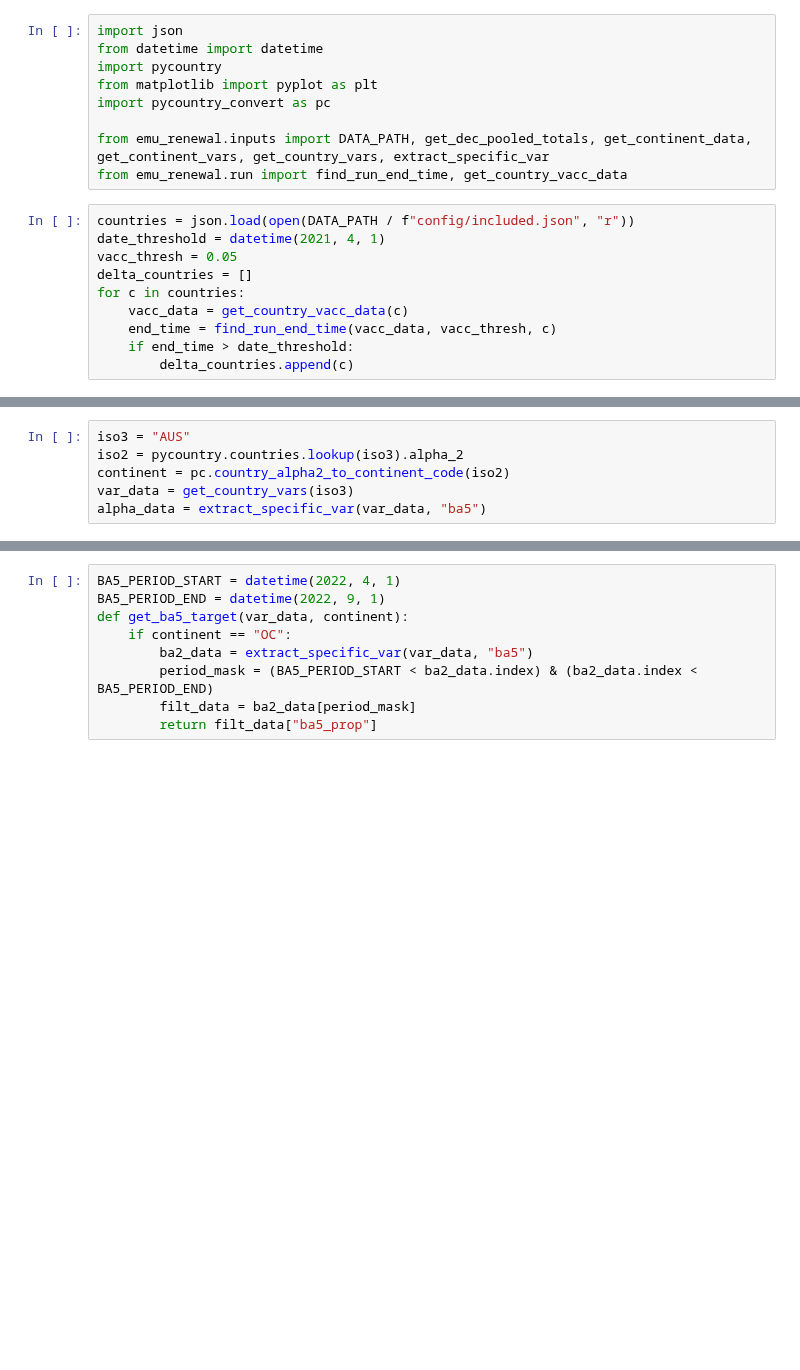
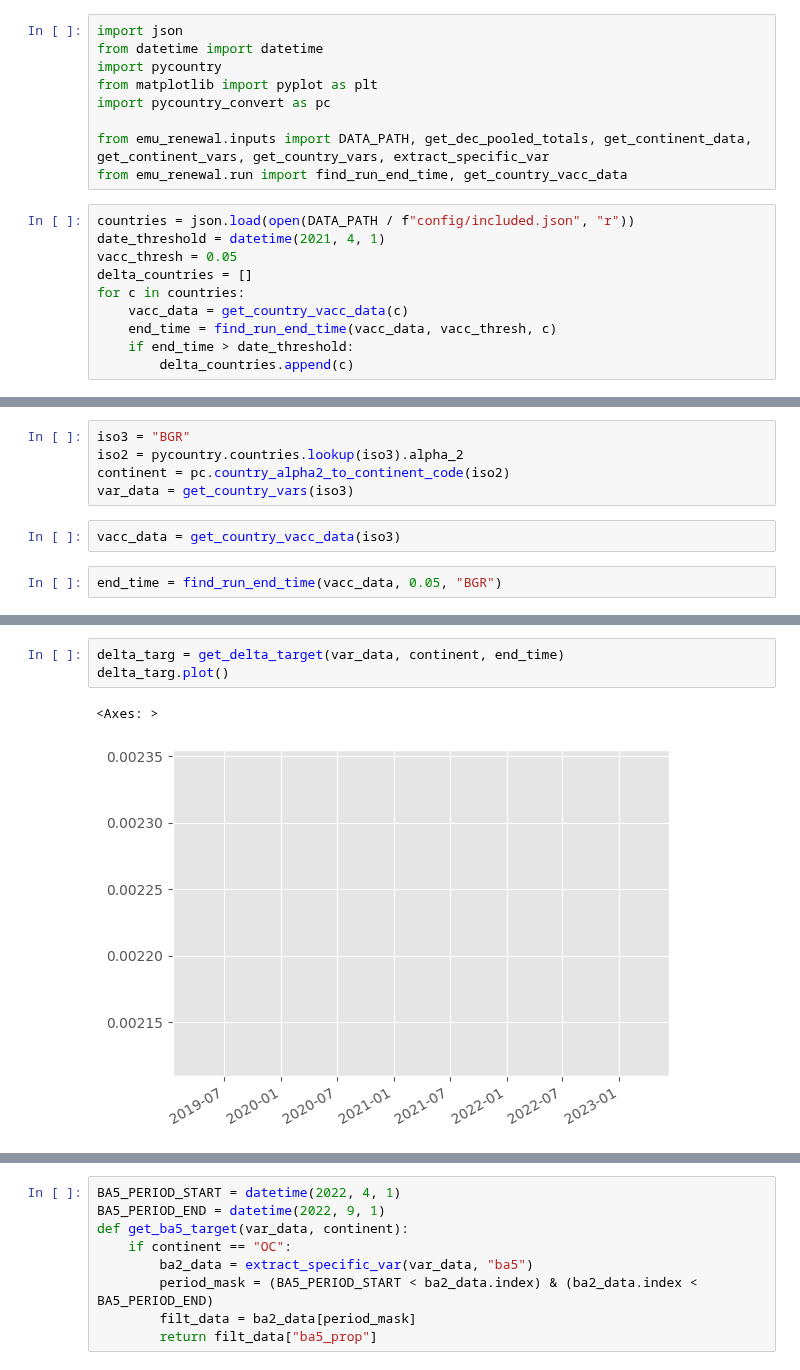
Before and after one commit to monash-emu/renewal, a Jupyter notebook: notebooks/17-vacc-issues.ipynb, the cells around one changed output, grey strips where cells are left out. Cells and saved outputs as stored; diff of their text form; blank space fills up the shorter version.

Commit message:
Only include Delta if more than 5% of samples

```diff
--- a/notebooks/17-vacc-issues.ipynb
+++ b/notebooks/17-vacc-issues.ipynb
@@ -20,6 +22,9 @@ for c in countries:
 # %%
-iso3 = "AUS"
+iso3 = "BGR"
 iso2 = pycountry.countries.lookup(iso3).alpha_2
 continent = pc.country_alpha2_to_continent_code(iso2)
 var_data = get_country_vars(iso3)
-alpha_data = extract_specific_var(var_data, "ba5")
+# %%
+vacc_data = get_country_vacc_data(iso3)
+# %%
+end_time = find_run_end_time(vacc_data, 0.05, "BGR")
@@ -25,0 +60,6 @@ alpha_data = extract_specific_var(var_data, "ba5")
+# %%
+delta_targ = get_delta_target(var_data, continent, end_time)
+delta_targ.plot()
+# %% [output]
+<Axes: >
+[figure, added]
```
Also changed, not shown: parts of 7 cells of this notebook, 4 other files.
